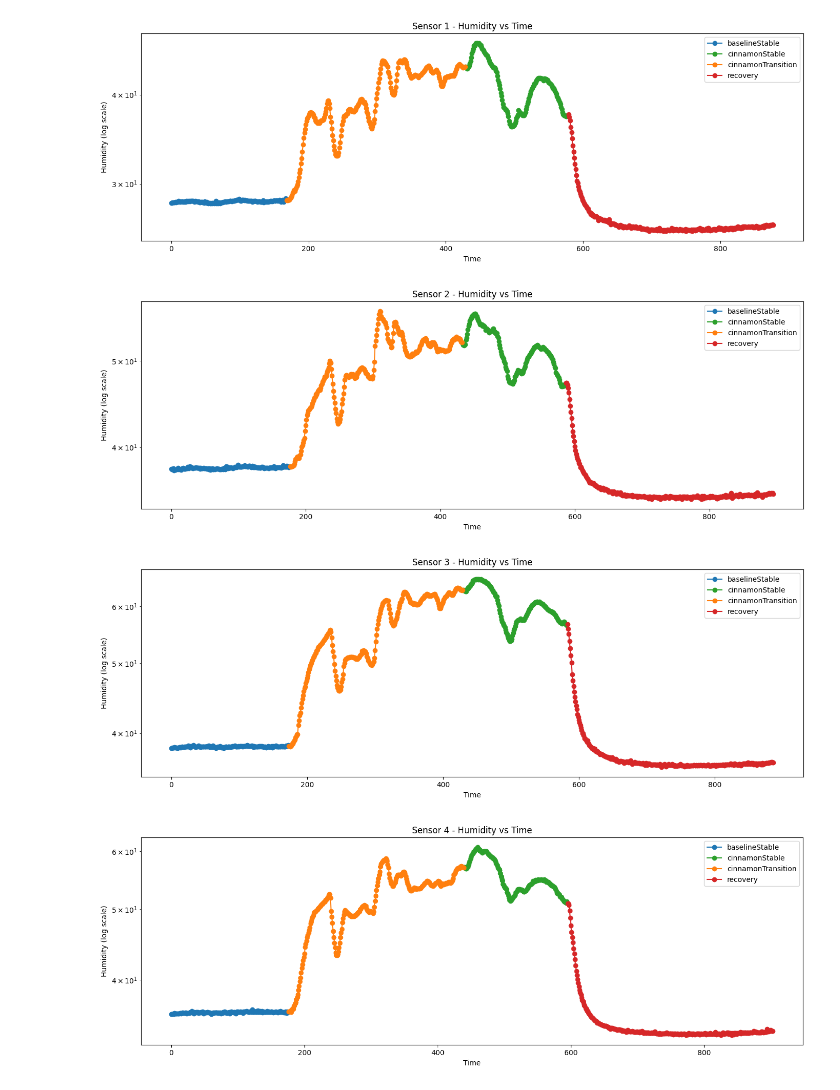
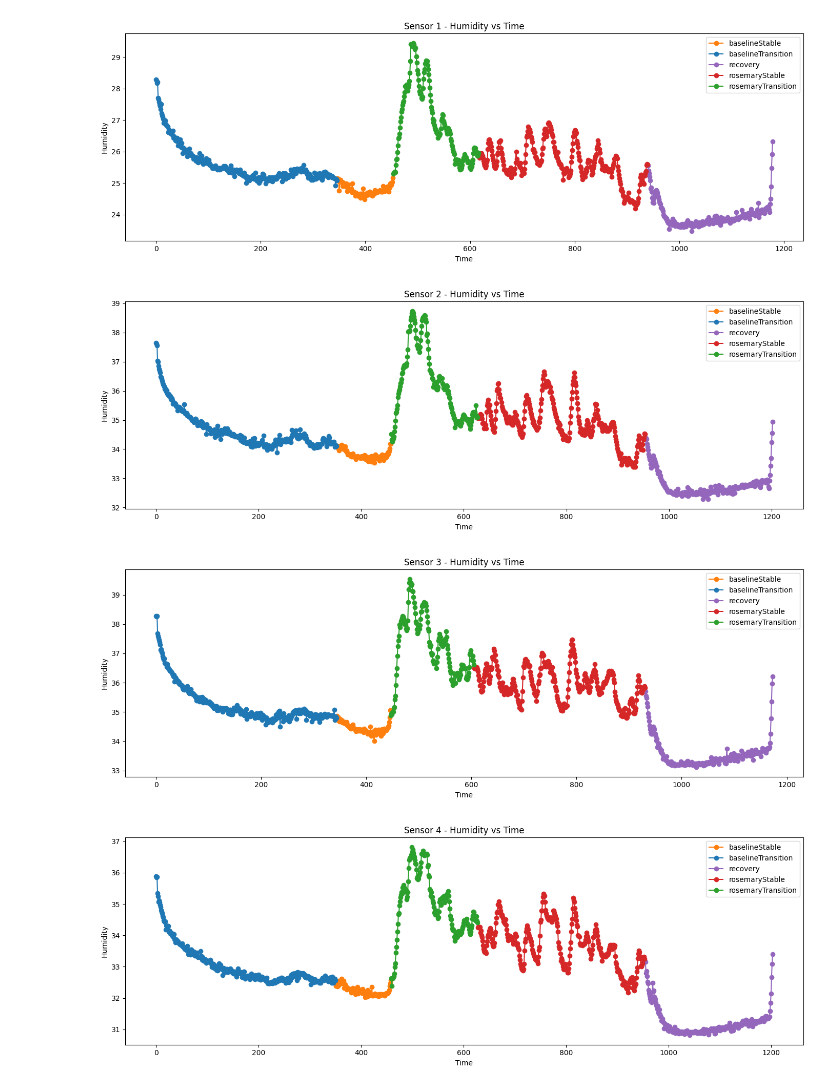
Before and after one commit to lucwl/olfactml, a Jupyter notebook: notebooks/analyse_csv.ipynb, the cells around one changed output. Drawn from its saved outputs; the diff is of its cells as text; code cells hidden in the pictures.

Commit message:
Update dataset and models

```diff
--- a/notebooks/analyse_csv.ipynb
+++ b/notebooks/analyse_csv.ipynb
@@ -1,9 +1,11 @@
+# %%
+CSV_FILE = "../data/test/rosemary_kitchen.csv"
 # %%
 import pandas as pd
 import matplotlib.pyplot as plt
 
 # Load CSV file
-df = pd.read_csv("../data/dataset4/lucroom.csv")  # replace with your file path
+df = pd.read_csv(CSV_FILE)  # replace with your file path
 
 # If no explicit time column exists, create one per sensor
 df["time"] = df.groupby("sensor_index").cumcount()
@@ -47,38 +49,38 @@ import pandas as pd
 import matplotlib.pyplot as plt
 
 # Load CSV file
-df = pd.read_csv("../data/dataset4/data2.csv")  # replace with your file path
+df = pd.read_csv(CSV_FILE)  # replace with your file path
 
 # Create time column if none exists
 df["time"] = df.groupby("sensor_index").cumcount()
 
 # Assign colors to labels
 labels = df["label"].unique()
 color_map = {label: plt.cm.tab10(i) for i, label in enumerate(labels)}
 
 # Plot separately for each sensor
 for sensor_id, sensor_df in df.groupby("sensor_index"):
     plt.figure(figsize=(14, 5))
 
     for label, label_df in sensor_df.groupby("label"):
         plt.plot(
             label_df["time"],
             label_df["humidity"],
             marker="o",
             linestyle="-",
             label=label,
             color=color_map[label]
         )
 
-    plt.yscale("log")  # Remove this line if you want normal linear scale
+    # plt.yscale("log")  # Remove this line if you want normal linear scale
     plt.xlabel("Time")
-    plt.ylabel("Humidity (log scale)")
+    plt.ylabel("Humidity")
     plt.title(f"Sensor {sensor_id} - Humidity vs Time")
     plt.legend()
     plt.tight_layout()
     plt.show()
 # %% [output]
-[figure, old version]
+[figure, new version]
-[figure, old version]
+[figure, new version]
-[figure, old version]
+[figure, new version]
-[figure, old version]
+[figure, new version]
```
Also changed, not shown: parts of 2 cells of this notebook, 10 other files.
